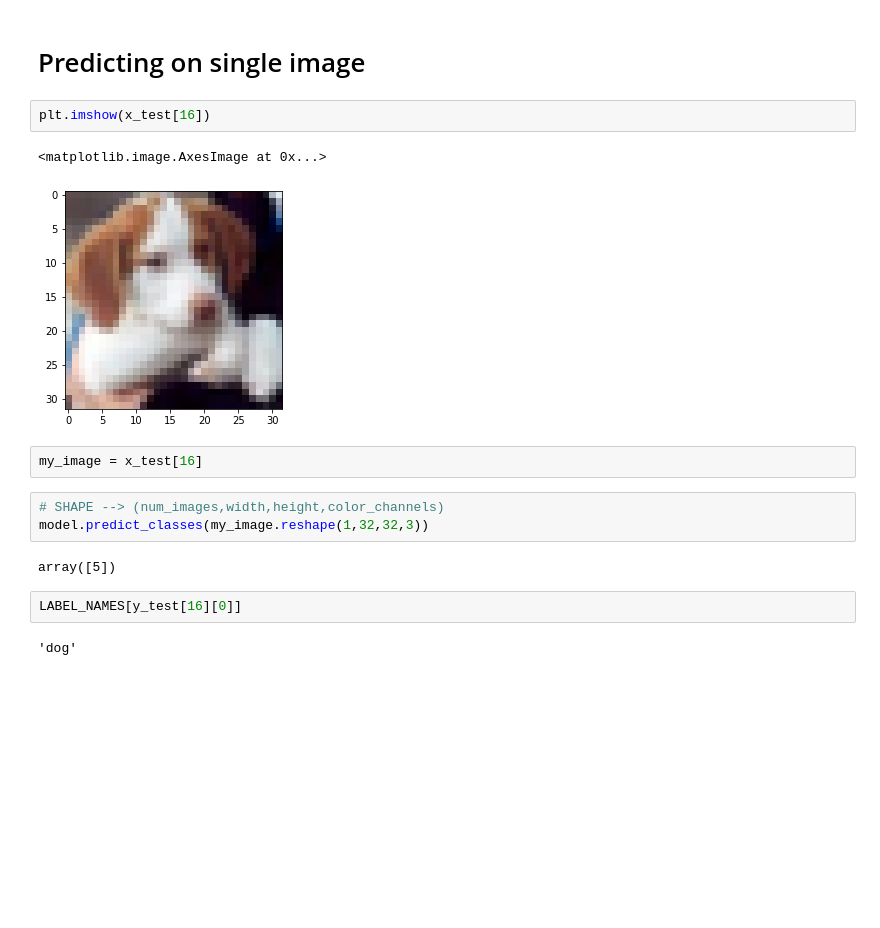
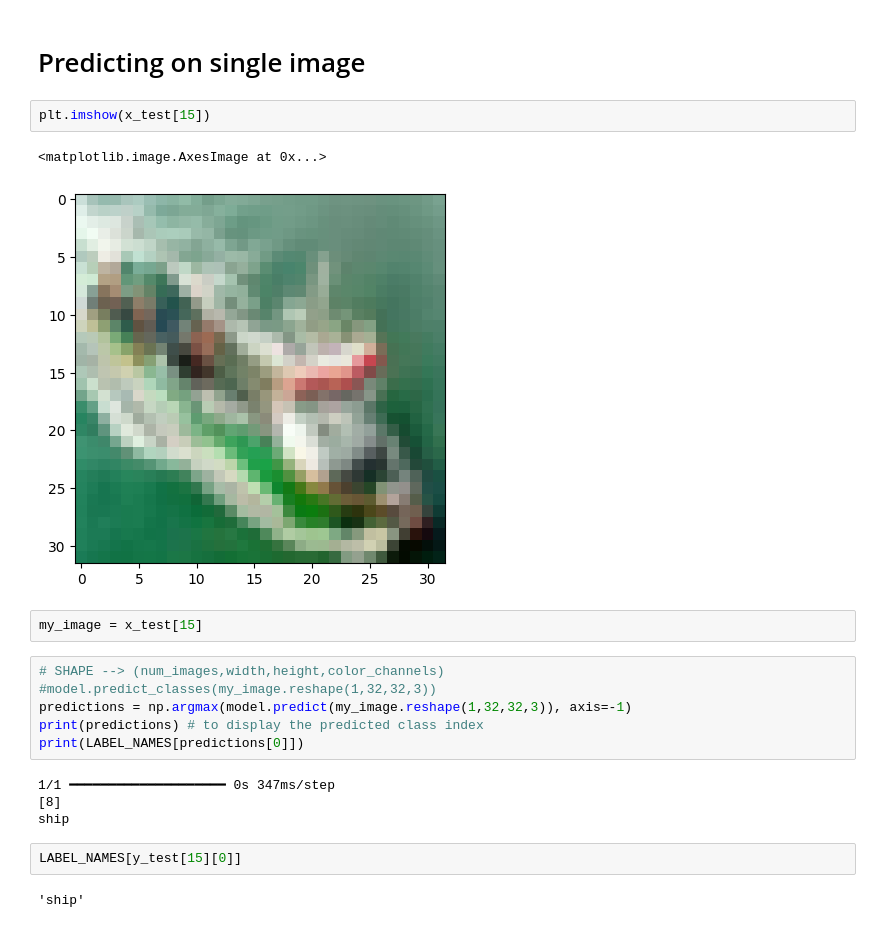
Before and after one commit to christgithub/Machine-Learning, a Jupyter notebook: unit9/Unit09 Ex1 Convolutional Neural Networks (CNN) - Object Recognition.ipynb, the cells around one changed output. Drawn from its saved outputs; the diff is of its cells as text; blank space fills up the shorter version.

```diff
--- a/unit9/Unit09 Ex1 Convolutional Neural Networks (CNN) - Object Recognition.ipynb
+++ b/unit9/Unit09 Ex1 Convolutional Neural Networks (CNN) - Object Recognition.ipynb
@@ -403,18 +402,23 @@ array([[731,  22,  81,  12,  23,   5,   7,  13,  89,  17],
 # %% [markdown]
 # Predicting on single image
 # %%
-plt.imshow(x_test[16])
+plt.imshow(x_test[15])
 # %% [output]
 <matplotlib.image.AxesImage at 0x...>
-[figure, old version]
+[figure, new version]
 # %%
-my_image = x_test[16]
+my_image = x_test[15]
 # %%
 # SHAPE --> (num_images,width,height,color_channels)
-model.predict_classes(my_image.reshape(1,32,32,3))
+#model.predict_classes(my_image.reshape(1,32,32,3))
+predictions = np.argmax(model.predict(my_image.reshape(1,32,32,3)), axis=-1)
+print(predictions) # to display the predicted class index
+print(LABEL_NAMES[predictions[0]])
 # %% [output]
-array([5])
+1/1 ━━━━━━━━━━━━━━━━━━━━ 0s 347ms/step
+[8]
+ship
 # %%
-LABEL_NAMES[y_test[16][0]]
+LABEL_NAMES[y_test[15][0]]
 # %% [output]
-'dog'
+'ship'
```
Also changed, not shown: parts of 16 cells of this notebook.
